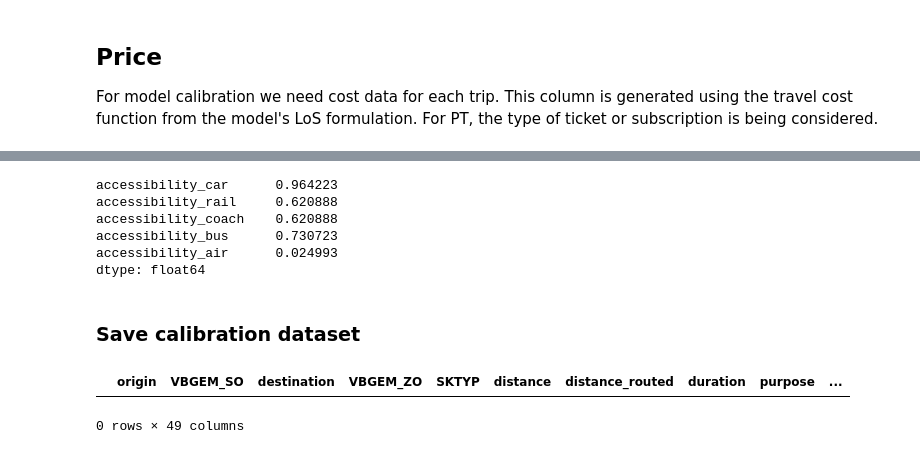
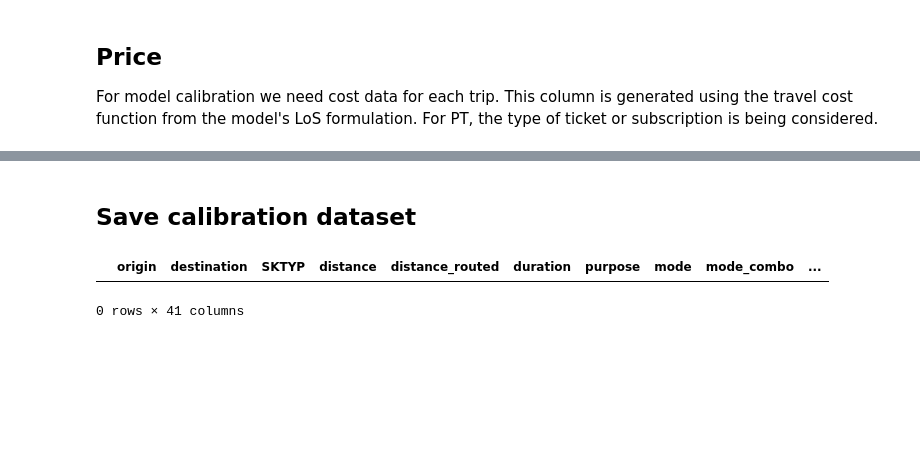
Before and after one commit to marlinarnz/quetzal_germany, a Jupyter notebook: notebooks/cal11_los_columns.ipynb, the cells around one changed output, grey strips where cells are left out. Drawn from its saved outputs; the diff is of its cells as text; code cells hidden in the pictures; blank space fills up the shorter version.

```diff
--- a/notebooks/cal11_los_columns.ipynb
+++ b/notebooks/cal11_los_columns.ipynb
@@ -495,8 +520,0 @@ trips['accessibility_rail'] = [accessibility(o, d) for o, d in zip(
-# %%
-# Bus
-trips['accessibility_bus'] = [accessibility(o, d) for o, d in zip(
-    trips['dist_bus_origin'], trips['dist_bus_destination'])]
-# %%
-# Coach
-# Assume: It has the same accessibility as rail
-trips['accessibility_coach'] = trips['accessibility_rail']
@@ -509,4 +520,0 @@ air_dict = sm.pt_los.sort_values('length').loc[
-# %%
-trips['accessibility_air'] = [air_dict[(o,d)]
-                              if (o,d) in air_dict.keys() else 0
-                              for o, d in zip(trips['origin'], trips['destination'])]
@@ -529,21 +521,11 @@ trips.groupby('mode_model').agg(
-# %%
-trips[['accessibility_car', 'accessibility_rail', 'accessibility_coach',
-       'accessibility_bus', 'accessibility_air']].mean()
-# %% [output]
-accessibility_car      0.964223
-accessibility_rail     0.620888
-accessibility_coach    0.620888
-accessibility_bus      0.730723
-accessibility_air      0.024993
-dtype: float64
 # %% [markdown]
-### Save calibration dataset
+## Save calibration dataset
 # %%
-trips.drop(['length_routed', 'distance_routed_2'], axis=1, inplace=True)
+trips.drop(['length_routed', 'distance_routed_2'], axis=1, errors='ignore', inplace=True)
 # %%
-trips.loc[trips.isna().any(axis=1)]
+assert len(trips.loc[trips.isna().any(axis=1)])==0
 # %% [output]
-|  | origin | VBGEM_SO | destination | VBGEM_ZO | SKTYP | distance | distance_routed | duration | purpose | ... |
+|  | origin | destination | SKTYP | distance | distance_routed | duration | purpose | mode | mode_combo | ... |
-0 rows × 49 columns
+0 rows × 41 columns
 # %%
 trips.to_csv(input_path + 'calibration_inter-cellular_trips_MiD2017.csv')
```
Also changed, not shown: parts of 40 cells of this notebook, 38 other files.
